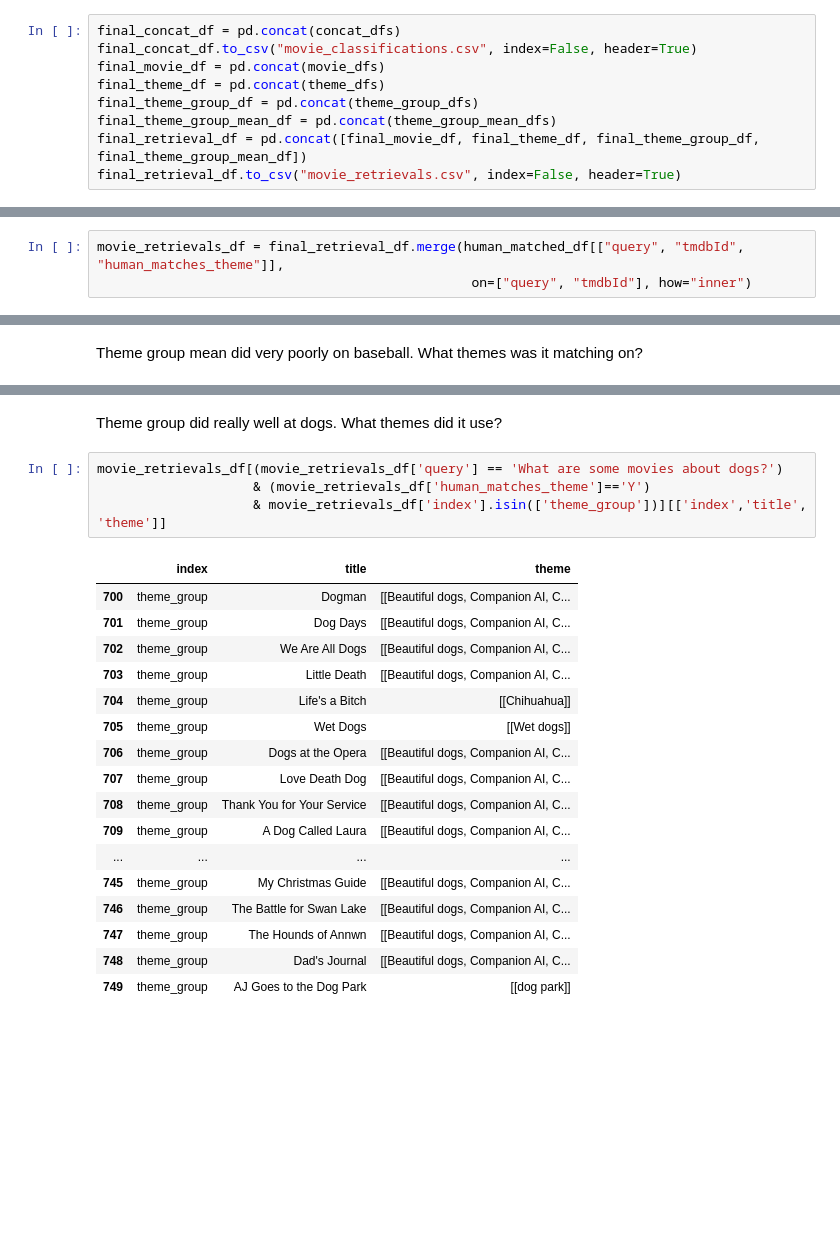
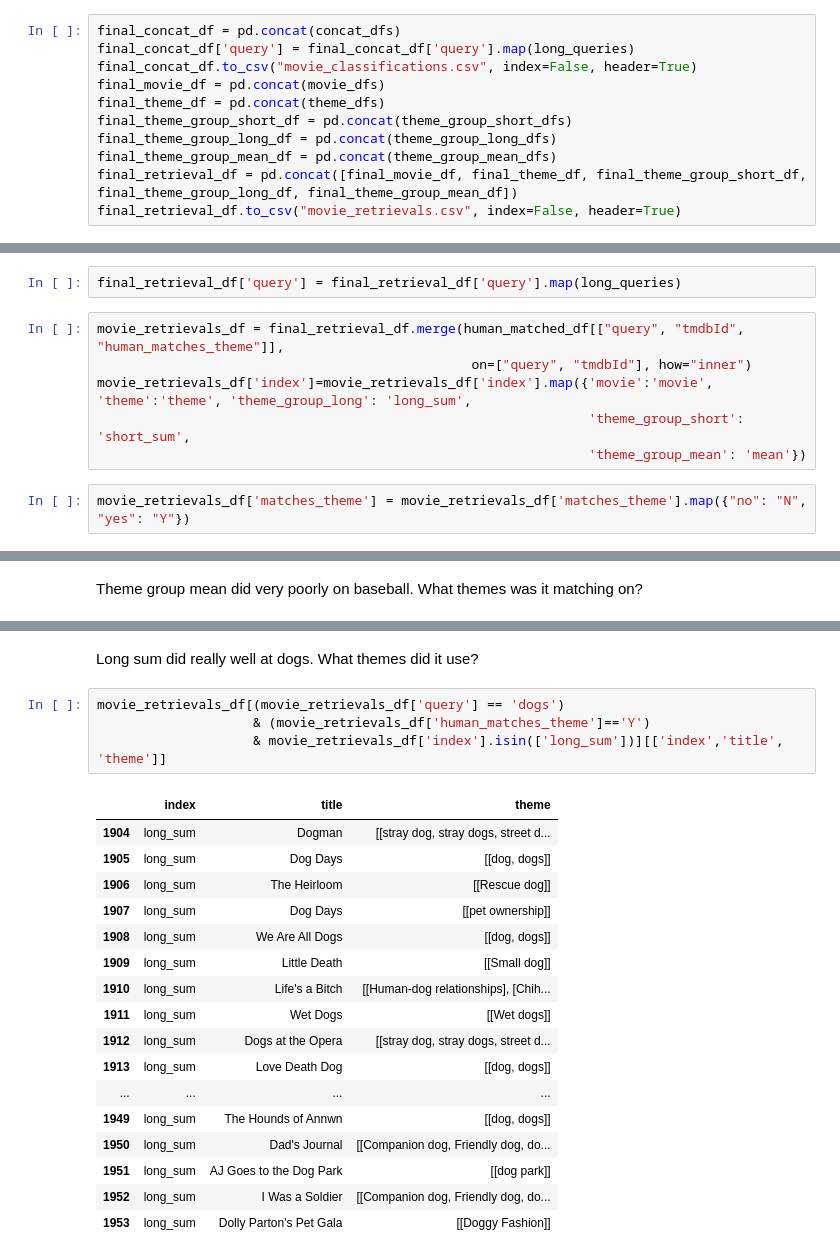
Before and after one commit to smithna/graph-topic-semantic-search, a Jupyter notebook: Compare retrievers.ipynb, the cells around one changed output, grey strips where cells are left out. Drawn from its saved outputs; the diff is of its cells as text; blank space fills up the shorter version.

```diff
--- a/Compare retrievers.ipynb
+++ b/Compare retrievers.ipynb
@@ -203,11 +252,13 @@ for p in plt.gca().patches:
 # %%
 final_concat_df = pd.concat(concat_dfs)
+final_concat_df['query'] = final_concat_df['query'].map(long_queries)
 final_concat_df.to_csv("movie_classifications.csv", index=False, header=True)
 final_movie_df = pd.concat(movie_dfs)
 final_theme_df = pd.concat(theme_dfs)
-final_theme_group_df = pd.concat(theme_group_dfs)
+final_theme_group_short_df = pd.concat(theme_group_short_dfs)
+final_theme_group_long_df = pd.concat(theme_group_long_dfs)
 final_theme_group_mean_df = pd.concat(theme_group_mean_dfs)
-final_retrieval_df = pd.concat([final_movie_df, final_theme_df, final_theme_group_df, final_theme_group_mean_df])
+final_retrieval_df = pd.concat([final_movie_df, final_theme_df, final_theme_group_short_df, final_theme_group_long_df, final_theme_group_mean_df])
 final_retrieval_df.to_csv("movie_retrievals.csv", index=False, header=True)
 # %% [markdown]
 # I reviewed the matches independently to see if I thought the results matched the intent of the query.
@@ -226,6 +272,13 @@ human_matched_df.head()
+# %%
+final_retrieval_df['query'] = final_retrieval_df['query'].map(long_queries)
 # %%
 movie_retrievals_df = final_retrieval_df.merge(human_matched_df[["query", "tmdbId", "human_matches_theme"]],
                                                 on=["query", "tmdbId"], how="inner")
+movie_retrievals_df['index']=movie_retrievals_df['index'].map({'movie':'movie', 'theme':'theme', 'theme_group_long': 'long_sum',
+                                                               'theme_group_short': 'short_sum',
+                                                               'theme_group_mean': 'mean'})
+# %%
+movie_retrievals_df['matches_theme'] = movie_retrievals_df['matches_theme'].map({"no": "N", "yes": "Y"})
 # %%
 movie_retrievals_df.head()
 # %% [output]
@@ -399,24 +686,24 @@ movie_retrievals_df[(movie_retrievals_df['query'] == 'What are some movies about
 # %% [markdown]
-Theme group did really well at dogs. What themes did it use?
+Long sum did really well at dogs. What themes did it use?
 # %%
-movie_retrievals_df[(movie_retrievals_df['query'] == 'What are some movies about dogs?')
+movie_retrievals_df[(movie_retrievals_df['query'] == 'dogs')
                     & (movie_retrievals_df['human_matches_theme']=='Y')
-                    & movie_retrievals_df['index'].isin(['theme_group'])][['index','title', 'theme']]
+                    & movie_retrievals_df['index'].isin(['long_sum'])][['index','title', 'theme']]
 # %% [output]
 |  | index | title | theme |
-| 700 | theme_group | Dogman | [[Beautiful dogs, Companion AI, C... |
-| 701 | theme_group | Dog Days | [[Beautiful dogs, Companion AI, C... |
-| 702 | theme_group | We Are All Dogs | [[Beautiful dogs, Companion AI, C... |
-| 703 | theme_group | Little Death | [[Beautiful dogs, Companion AI, C... |
-| 704 | theme_group | Life's a Bitch | [[Chihuahua]] |
-| 705 | theme_group | Wet Dogs | [[Wet dogs]] |
-| 706 | theme_group | Dogs at the Opera | [[Beautiful dogs, Companion AI, C... |
-| 707 | theme_group | Love Death Dog | [[Beautiful dogs, Companion AI, C... |
-| 708 | theme_group | Thank You for Your Service | [[Beautiful dogs, Companion AI, C... |
-| 709 | theme_group | A Dog Called Laura | [[Beautiful dogs, Companion AI, C... |
+| 1904 | long_sum | Dogman | [[stray dog, stray dogs, street d... |
+| 1905 | long_sum | Dog Days | [[dog, dogs]] |
+| 1906 | long_sum | The Heirloom | [[Rescue dog]] |
+| 1907 | long_sum | Dog Days | [[pet ownership]] |
+| 1908 | long_sum | We Are All Dogs | [[dog, dogs]] |
+| 1909 | long_sum | Little Death | [[Small dog]] |
+| 1910 | long_sum | Life's a Bitch | [[Human-dog relationships], [Chih... |
+| 1911 | long_sum | Wet Dogs | [[Wet dogs]] |
+| 1912 | long_sum | Dogs at the Opera | [[stray dog, stray dogs, street d... |
+| 1913 | long_sum | Love Death Dog | [[dog, dogs]] |
 | ... | ... | ... | ... |
-| 745 | theme_group | My Christmas Guide | [[Beautiful dogs, Companion AI, C... |
-| 746 | theme_group | The Battle for Swan Lake | [[Beautiful dogs, Companion AI, C... |
-| 747 | theme_group | The Hounds of Annwn | [[Beautiful dogs, Companion AI, C... |
-| 748 | theme_group | Dad's Journal | [[Beautiful dogs, Companion AI, C... |
-| 749 | theme_group | AJ Goes to the Dog Park | [[dog park]] |
+| 1949 | long_sum | The Hounds of Annwn | [[dog, dogs]] |
+| 1950 | long_sum | Dad's Journal | [[Companion dog, Friendly dog, do... |
+| 1951 | long_sum | AJ Goes to the Dog Park | [[dog park]] |
+| 1952 | long_sum | I Was a Soldier | [[Companion dog, Friendly dog, do... |
+| 1953 | long_sum | Dolly Parton's Pet Gala | [[Doggy Fashion]] |
```
Also changed, not shown: parts of 37 cells of this notebook, 3 other files.
